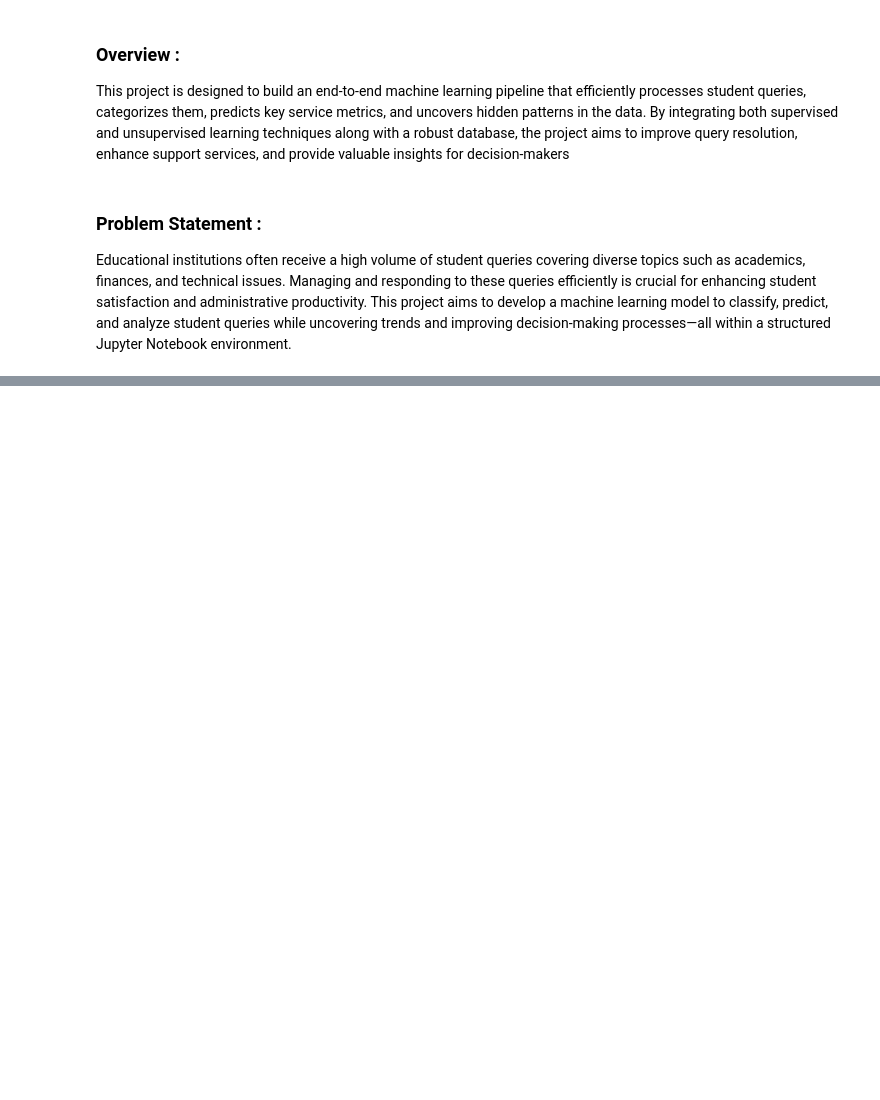
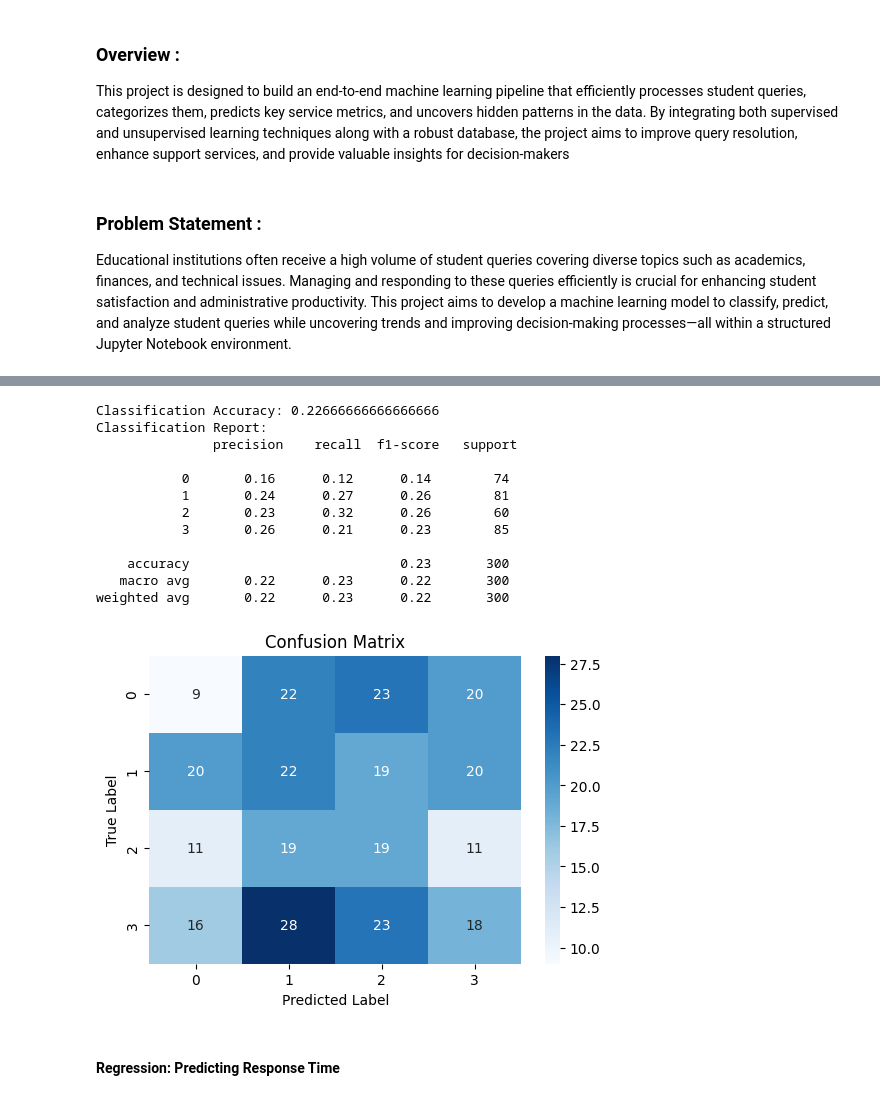
Before and after one commit to nitinjswgithub066/ML-Project-2, a Jupyter notebook: student_query.ipynb, the cells around one changed output, grey strips where cells are left out. Cells and saved outputs as stored; diff of their text form; code cells hidden in the pictures; blank space fills up the shorter version.

```diff
--- a/student_query.ipynb
+++ b/student_query.ipynb
@@ -27,0 +230,41 @@ import numpy as np # numerical computing library
+# %%
+# Prepare data
+X_clf = df[["Response_Time", "Satisfaction_Score"]]
+y_clf = df["Query_Category"]
+
+X_train, X_test, y_train, y_test = train_test_split(X_clf, y_clf, test_size=0.2, random_state=42)
+
+# Train Random Forest Classifier
+clf = RandomForestClassifier(n_estimators=100, random_state=42)
+clf.fit(X_train, y_train)
+
+# Predictions
+y_pred = clf.predict(X_test)
+
+# Model Evaluation
+print("Classification Accuracy:", accuracy_score(y_test, y_pred))
+print("Classification Report:\n", classification_report(y_test, y_pred))
+
+# Confusion Matrix Visualization
+plt.figure(figsize=(6, 4))
+sns.heatmap(confusion_matrix(y_test, y_pred), annot=True, fmt="d", cmap="Blues")
+plt.title("Confusion Matrix")
+plt.xlabel("Predicted Label")
+plt.ylabel("True Label")
+plt.show()
+# %% [output]
+Classification Accuracy: 0.22666666666666666
+Classification Report:
+               precision    recall  f1-score   support
+
+           0       0.16      0.12      0.14        74
+           1       0.24      0.27      0.26        81
+           2       0.23      0.32      0.26        60
+           3       0.26      0.21      0.23        85
+
+    accuracy                           0.23       300
+   macro avg       0.22      0.23      0.22       300
+weighted avg       0.22      0.23      0.22       300
+[figure, added]
+# %% [markdown]
+#### Regression: Predicting Response Time
```
Also changed, not shown: parts of 53 cells of this notebook, 3 other files.
